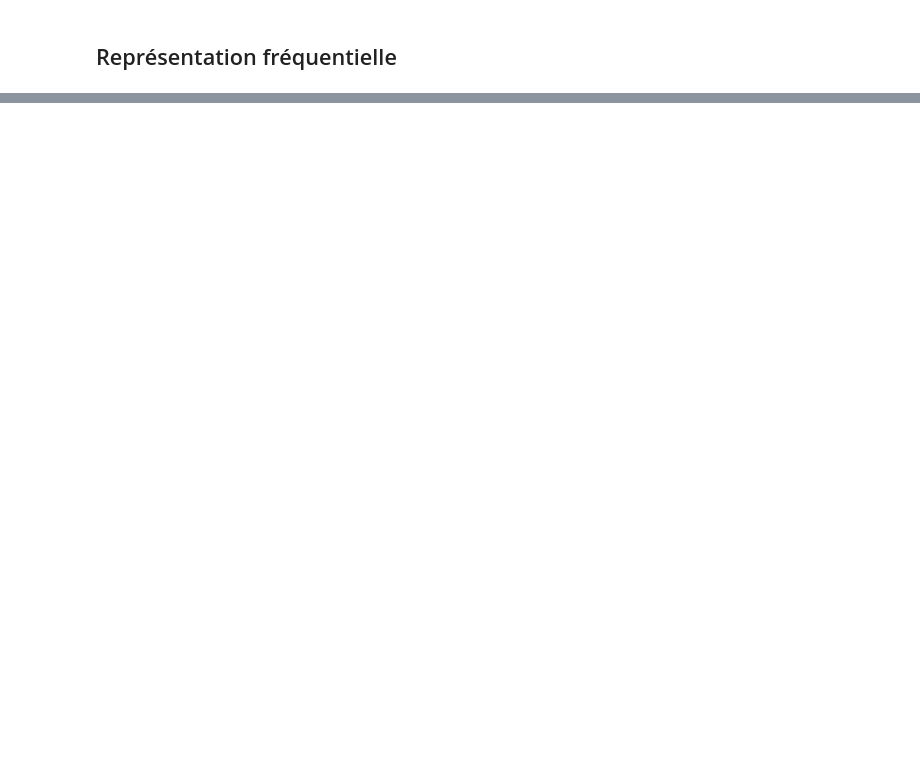
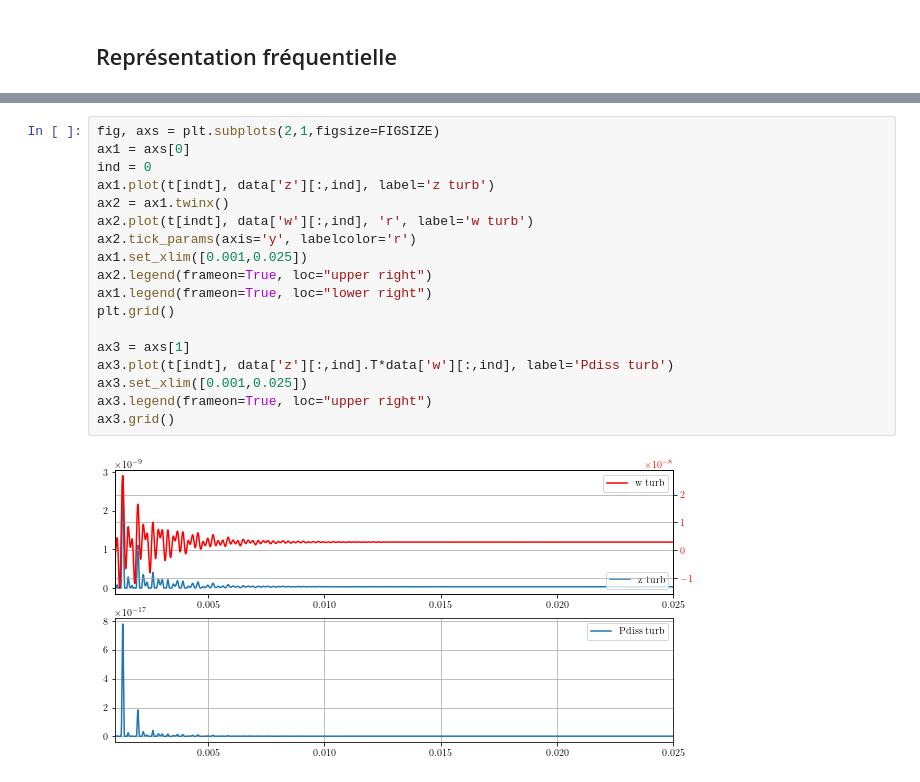
Before and after one commit to WetzelVictor/radiationVocalTract, a Jupyter notebook: 01_GRAPHS_tube_uniforme.ipynb, the cells around one changed output, grey strips where cells are left out. Cells and saved outputs as stored; diff of their text form; blank space fills up the shorter version.

```diff
--- a/01_GRAPHS_tube_uniforme.ipynb
+++ b/01_GRAPHS_tube_uniforme.ipynb
@@ -488,0 +483,20 @@ if SAVE_FIG:
+# %%
+fig, axs = plt.subplots(2,1,figsize=FIGSIZE)
+ax1 = axs[0]
+ind = 0
+ax1.plot(t[indt], data['z'][:,ind], label='z turb')
+ax2 = ax1.twinx()
+ax2.plot(t[indt], data['w'][:,ind], 'r', label='w turb')
+ax2.tick_params(axis='y', labelcolor='r')
+ax1.set_xlim([0.001,0.025])
+ax2.legend(frameon=True, loc="upper right")
+ax1.legend(frameon=True, loc="lower right")
+plt.grid()
+
+ax3 = axs[1]
+ax3.plot(t[indt], data['z'][:,ind].T*data['w'][:,ind], label='Pdiss turb')
+ax3.set_xlim([0.001,0.025])
+ax3.legend(frameon=True, loc="upper right")
+ax3.grid()
+# %% [output]
+[figure, added]
```
Also changed, not shown: parts of 16 cells of this notebook, 1 other file.
